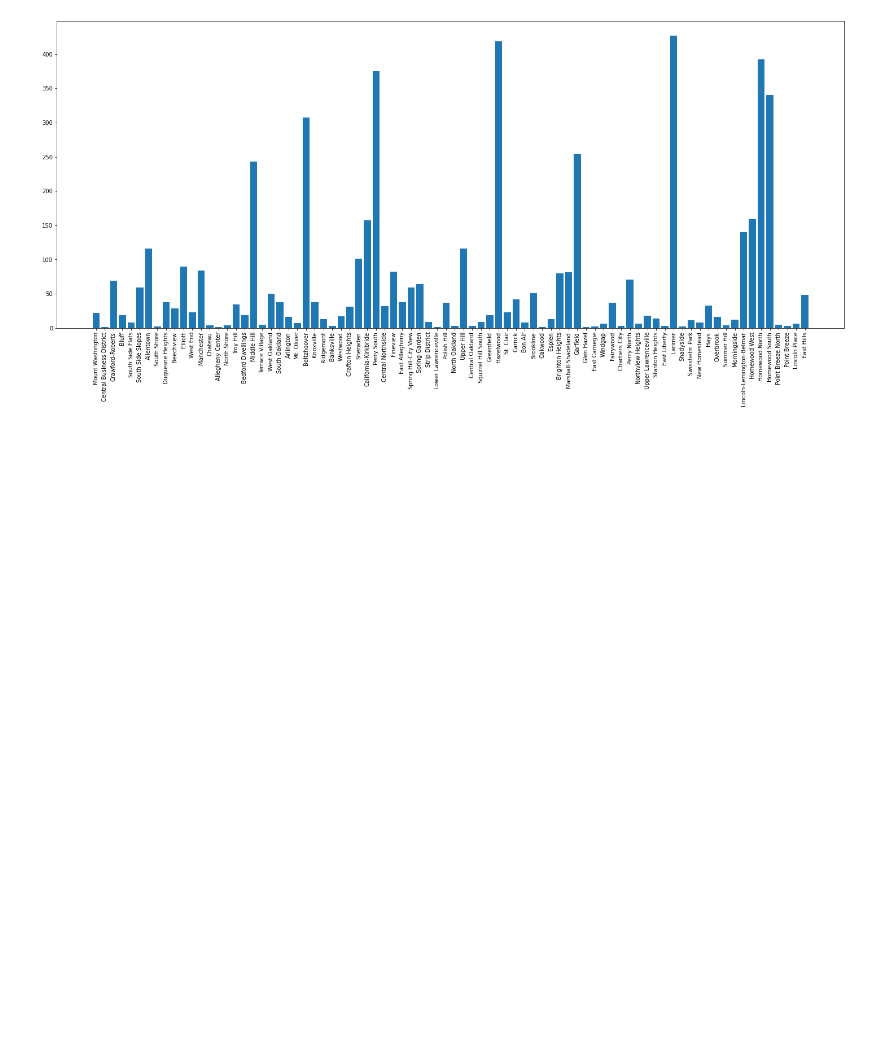
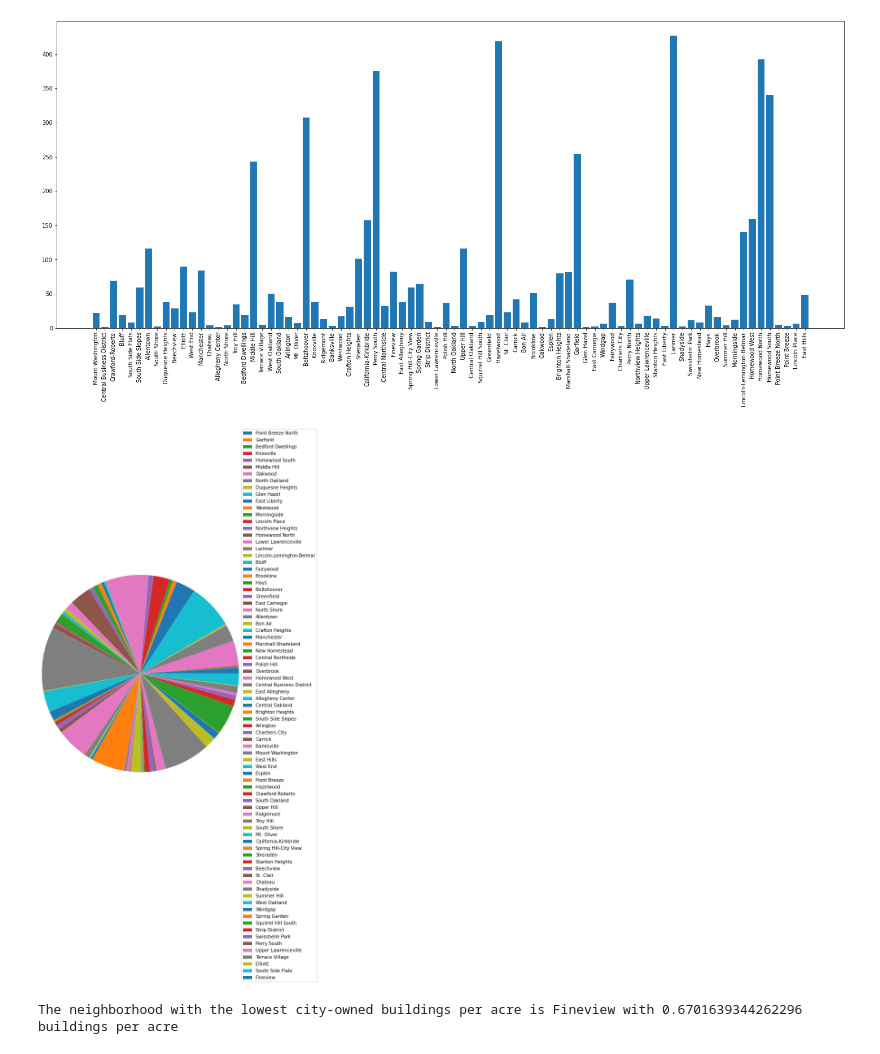
Before and after one commit to J-Sit89/Final-Project-Big-Ideas, a Jupyter notebook: kameren.ipynb, the cells around one changed output. Saved outputs shown, nothing was run; the diff lists cells and outputs as text; code cells hidden in the pictures; blank space fills up the shorter version.

```diff
--- a/kameren.ipynb
+++ b/kameren.ipynb
@@ -38,3 +43,37 @@ plt.bar(keys, values)
 # %% [output]
 <BarContainer object of 82 artists>
 [figure]
+# %%
+#create a dictionary to calculate the city-owned buildings per acre in each neighborhood
+averageDictionary = {}
+for num in range(0, len(nName)):
+    n = nName.iat[num, 0]
+    a = neighborhoodsAcres.iat[num, 0]
+    if n in buildDictionary.keys() and a > 0:
+        b = buildDictionary[n]
+        averageDictionary[n] = a/b
+# %%
+#create a pie chart to display the results in a comprehensible manner
+avg = []
+myLabels = []
+for key in averageDictionary.keys():
+    avg.append(averageDictionary[key])
+    myLabels.append(key)
+p = np.array(avg)
+plt.pie(p, radius = 2.5)
+plt.legend(bbox_to_anchor = (1.5, 3), labels = myLabels)
+plt.show()
+# %% [output]
+[figure, added]
+# %%
+#display the neighborhood with the lowest buildings per acre
+minimum = float("inf")
+k = ""
+for key in averageDictionary.keys():
+    if averageDictionary[key] < minimum:
+        minimum = averageDictionary[key]
+        k = key
+print("The neighborhood with the lowest city-owned buildings per acre is " + key + " with "
+      + str(minimum) + " buildings per acre")
+# %% [output]
+The neighborhood with the lowest city-owned buildings per acre is Fineview with 0.6701639344262296 buildings per acre
```
Also changed, not shown: parts of 4 cells of this notebook.
